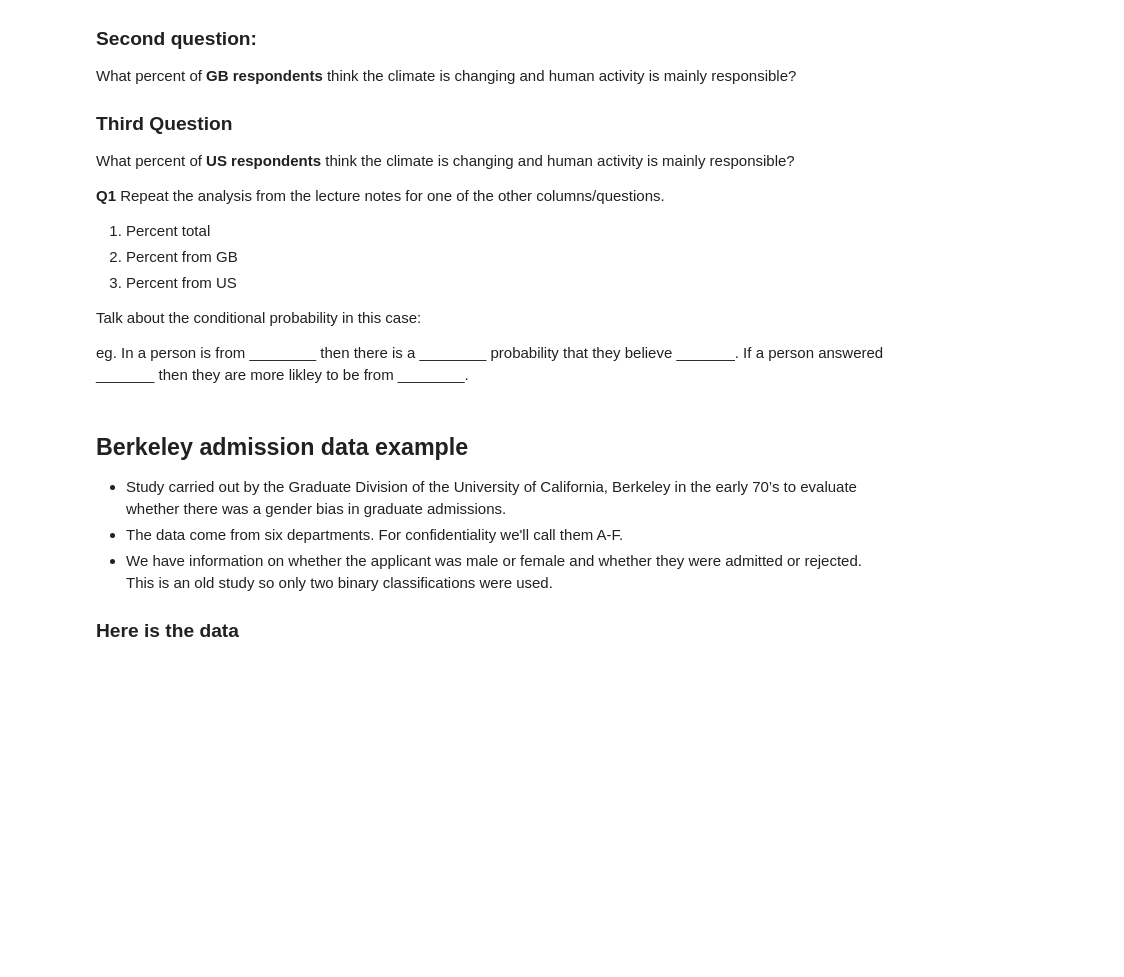
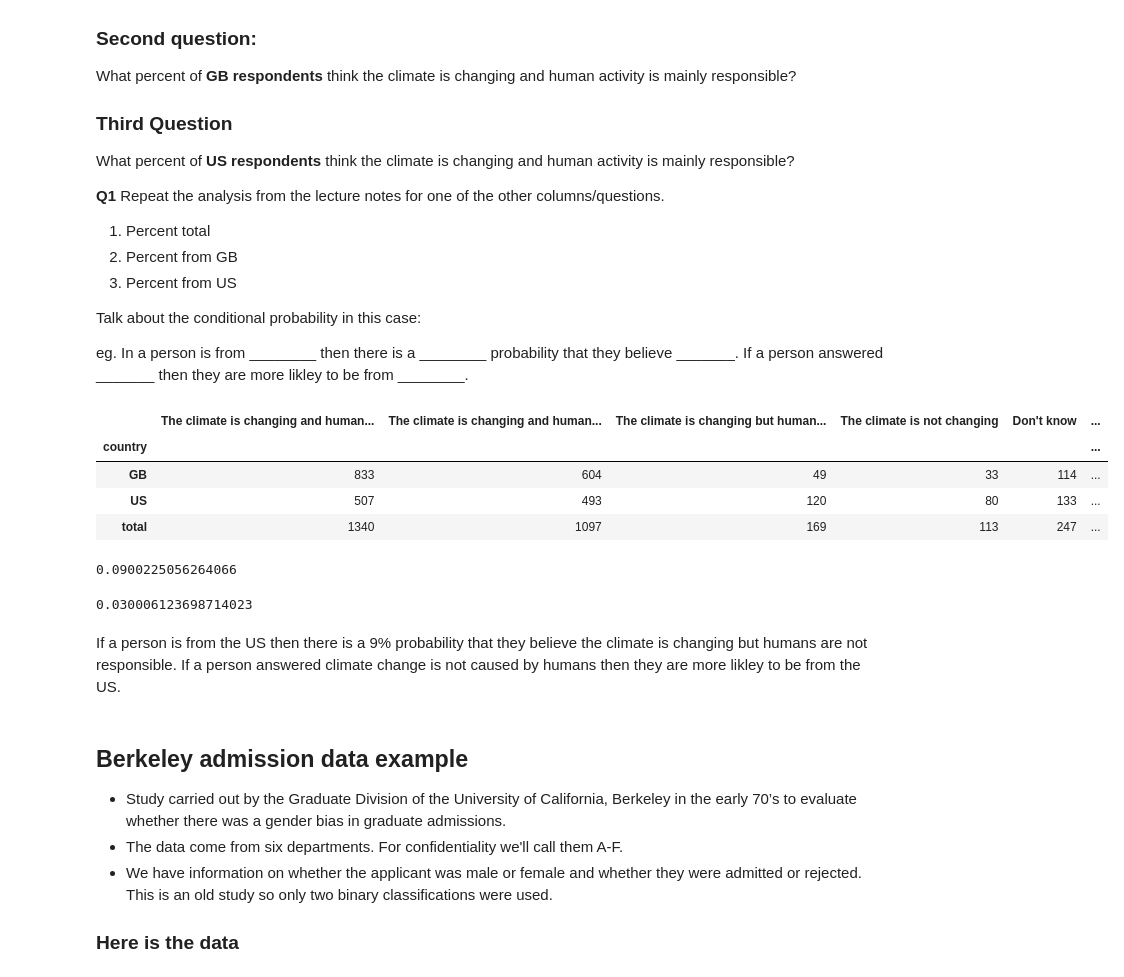
Before and after one commit to sophiamagcale/Day11, a Jupyter notebook: Day11-HW.ipynb, the cells around one changed output. Drawn from its saved outputs; the diff is of its cells as text; code cells hidden in the pictures; blank space fills up the shorter version.

```diff
--- a/Day11-HW.ipynb
+++ b/Day11-HW.ipynb
@@ -67,6 +75,30 @@ What percent of **US respondents** think the climate is changing and  human acti
 Talk about the conditional probability in this case:
 
 eg. In a person is from ________ then there is a ________ probability that they believe _______. If a person answered _______ then they are more likley to be from ________.
+# %%
+DF.loc['total']= DF.sum(axis=0)
+DF['total'] = DF.sum(axis=1)
+DF
+# %% [output]
+|  | The climate is changing and human... | The climate is changing and human... | The climate is changing but human... | The climate is not changing | Don't know | ... |
+| country |  |  |  |  |  | ... |
+| GB | 833 | 604 | 49 | 33 | 114 | ... |
+| US | 507 | 493 | 120 | 80 | 133 | ... |
+| total | 1340 | 1097 | 169 | 113 | 247 | ... |
+# %%
+us_respondants = DF['total'].loc['US']
+US_nothumans = DF['The climate is changing but human activity is not responsible at all  ']['US']
+US_nothumans/us_respondants
+# %% [output]
+0.0900225056264066
+# %%
+gb_respondants = DF['total'].loc['GB']
+GB_nothumans = DF['The climate is changing but human activity is not responsible at all  ']['GB']
+GB_nothumans/gb_respondants
+# %% [output]
+0.030006123698714023
+# %% [markdown]
+If a person is from the US then there is a 9% probability that they believe the climate is changing but humans are not responsible. If a person answered climate change is not caused by humans then they are more likley to be from the US.
 # %% [markdown]
 ## Berkeley admission data example
 
```
Also changed, not shown: parts of 3 cells of this notebook.
